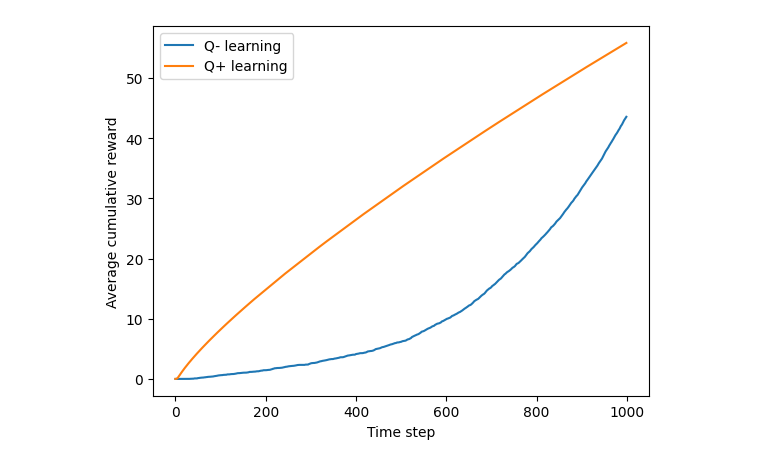
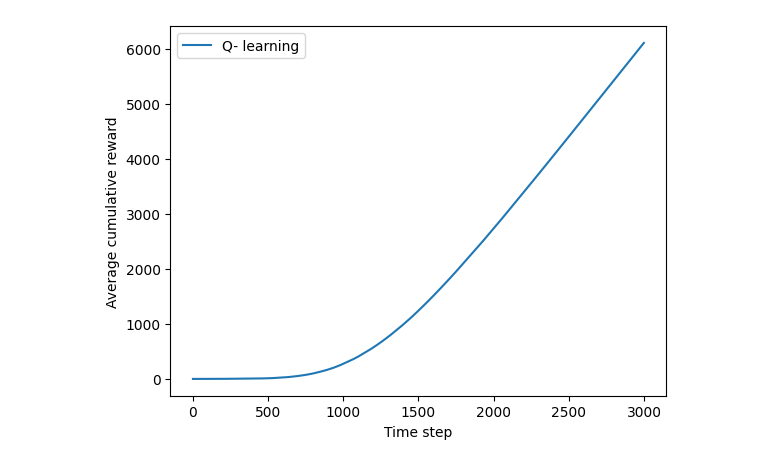
Before and after one commit to EnesAgirman/project, a Jupyter notebook: dyna_q_together.ipynb, the cells around one changed output. Drawn from its saved outputs; the diff is of its cells as text; code cells hidden in the pictures.

```diff
--- a/dyna_q_together.ipynb
+++ b/dyna_q_together.ipynb
@@ -55,6 +56,8 @@ def max_index(array):
     max_index = np.where(array == max_value)[0]
     return np.random.choice(max_index)
 # %%
+# instead of giving the reward as the Q value, give the reward as it is only 1 when it is near the goal and 0 everywhere else
+
 def move(x, y, a, maze_Q):
     """ Gives the expected Q value of the next position for moving from the current position by taking action a.
     If the action is invalid, the current position is returned with a reward of -100.
@@ -75,34 +78,42 @@ def move(x, y, a, maze_Q):
             return x, y, -10000
         elif maze[x-1][y] == "W":
             return x, y, -10000
+        elif maze[x-1][y] == "G":
+            return x-1, y, 1
         else:
-            return x-1, y, maze_Q[x, y, a]
+            return x-1, y, 0
     elif a == 1:
         if x == 5:
             return x, y, -10000
         elif maze[x+1][y] == "W":
             return x, y, -10000
+        elif maze[x+1][y] == "G":
+            return x+1, y, 1
         else:
-            return x+1, y, maze_Q[x, y, a]
+            return x+1, y, 0
     elif a == 2:
         if y == 0:
             return x, y, -10000
         elif maze[x][y-1] == "W":
             return x, y, -10000
+        elif maze[x][y-1] == "G":
+            return x, y-1, 1
         else:
-            return x, y-1, maze_Q[x, y, a]
+            return x, y-1, 0
     elif a == 3:
         if y == 8:
             return x, y, -10000
         elif maze[x][y+1] == "W":
             return x, y, -10000
+        elif maze[x][y+1] == "G":
+            return x, y+1, 1
         else:
-            return x, y+1, maze_Q[x, y, a]
+            return x, y+1, 0
     else:
         print("Invalid action, the action a must be 0(up), 1(down), 2(left), or 3(right)")
         raise ValueError("Invalid action")
 # %%
-def update_Q(x, y, a, maze_Q, learning_rate, discount_factor, maze_action_count, plus):
+def update_Q(x, y, a, maze_Q, learning_rate, discount_factor, maze_action_count, plus, epsilon = 1):
     """ Updates the Q value for the current position and action.
 
     Args:
@@ -120,7 +131,9 @@ def update_Q(x, y, a, maze_Q, learning_rate, discount_factor, maze_action_count,
     next_state_best_action = max_index(maze_Q[x_next, y_next, :])
 
     if plus:
-        maze_Q[x, y, a] = (1 - learning_rate) * maze_Q[x, y, a] + learning_rate * (reward + np.sqrt(maze_action_count[x_next, y_next, next_state_best_action]) + discount_factor * maze_Q[x_next, y_next, next_state_best_action])
+        Nxa = math.sqrt(maze_action_count[x_next, y_next, next_state_best_action])
+        Nxa = Nxa / epsilon
+        maze_Q[x, y, a] = (1 - learning_rate) * maze_Q[x, y, a] + learning_rate * (reward + Nxa + discount_factor * maze_Q[x_next, y_next, next_state_best_action])
     else:
         maze_Q[x, y, a] = (1 - learning_rate) * maze_Q[x, y, a] + learning_rate * (reward + discount_factor * maze_Q[x_next, y_next, next_state_best_action] )
 
@@ -132,7 +145,7 @@ learning_rate = 0.5
 # set the discount factor
 discount_factor = 0.9
 
-time_steps = 1000
+time_steps = 3000
 
 repetition = 100
 # %%
@@ -271,10 +302,10 @@ for i in range(6):
 # %%
 # plot the average cumulative reward for each time step for both Q- and Q+ learning
 plt.plot(Q_minus_cumulative_reward_average, label="Q- learning")
-plt.plot(Q_plus_cumulative_reward_average, label="Q+ learning")
+# plt.plot(Q_plus_cumulative_reward_average, label="Q+ learning")
 plt.xlabel("Time step")
 plt.ylabel("Average cumulative reward")
 plt.legend()
 plt.show()
 # %% [output]
-[figure, old version]
+[figure, new version]
```
Also changed, not shown: parts of 3 cells of this notebook, 2 other files.
